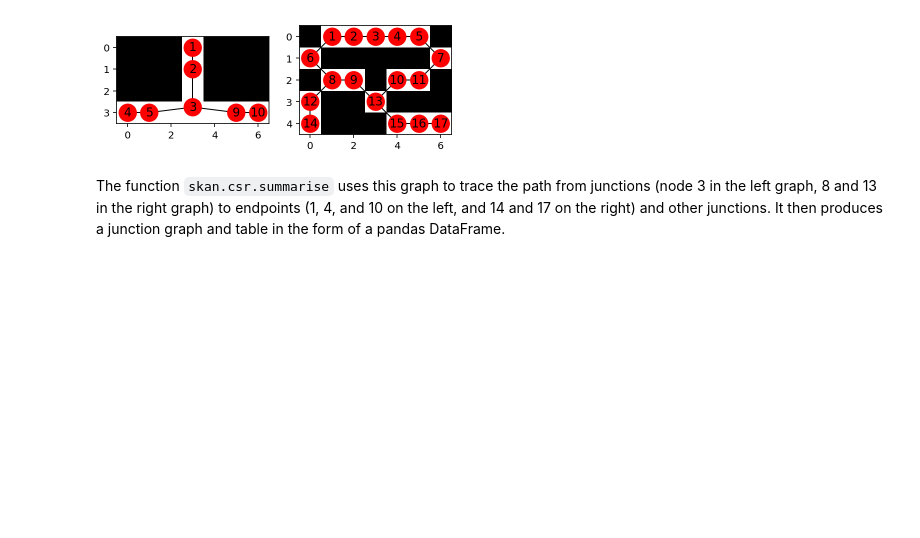
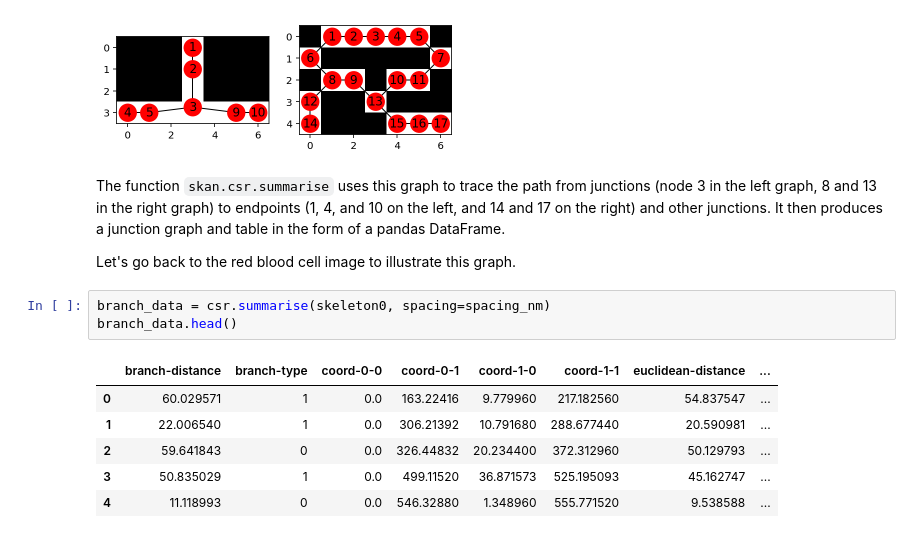
Before and after one commit to jni/skan, a Jupyter notebook: doc/getting_started.ipynb, the cells around one changed output. Drawn from its saved outputs; the diff is of its cells as text; blank space fills up the shorter version.

```diff
--- a/doc/getting_started.ipynb
+++ b/doc/getting_started.ipynb
@@ -111,3 +111,15 @@ draw.overlay_skeleton_networkx(g1, c1, image=_testdata.skeleton1,
 [figure]
 # %% [markdown]
 The function `skan.csr.summarise` uses this graph to trace the path from junctions (node 3 in the left graph, 8 and 13 in the right graph) to endpoints (1, 4, and 10 on the left, and 14 and 17 on the right) and other junctions. It then produces a junction graph and table in the form of a pandas DataFrame.
+
+Let's go back to the red blood cell image to illustrate this graph.
+# %%
+branch_data = csr.summarise(skeleton0, spacing=spacing_nm)
+branch_data.head()
+# %% [output]
+|  | branch-distance | branch-type | coord-0-0 | coord-0-1 | coord-1-0 | coord-1-1 | euclidean-distance | ... |
+| 0 | 60.029571 | 1 | 0.0 | 163.22416 | 9.779960 | 217.182560 | 54.837547 | ... |
+| 1 | 22.006540 | 1 | 0.0 | 306.21392 | 10.791680 | 288.677440 | 20.590981 | ... |
+| 2 | 59.641843 | 0 | 0.0 | 326.44832 | 20.234400 | 372.312960 | 50.129793 | ... |
+| 3 | 50.835029 | 1 | 0.0 | 499.11520 | 36.871573 | 525.195093 | 45.162747 | ... |
+| 4 | 11.118993 | 0 | 0.0 | 546.32880 | 1.348960 | 555.771520 | 9.538588 | ... |
```
Also changed, not shown: parts of 8 cells of this notebook.
